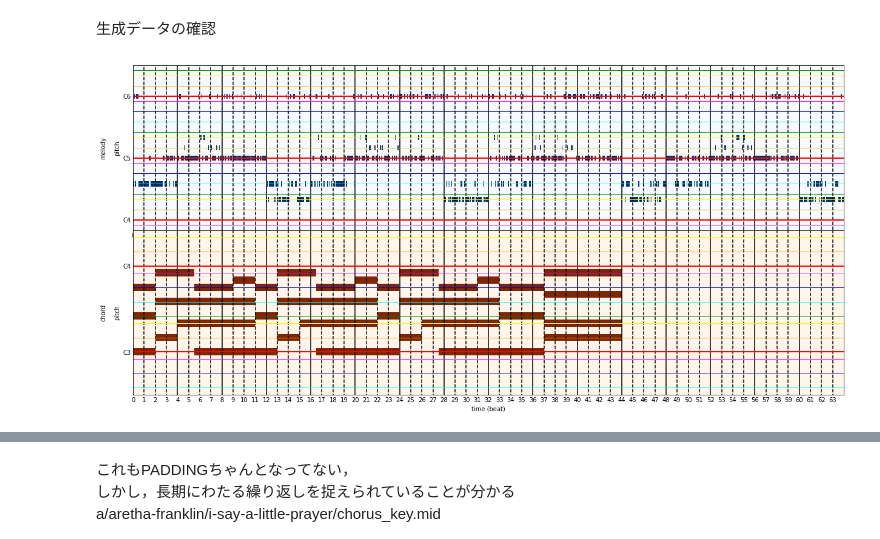
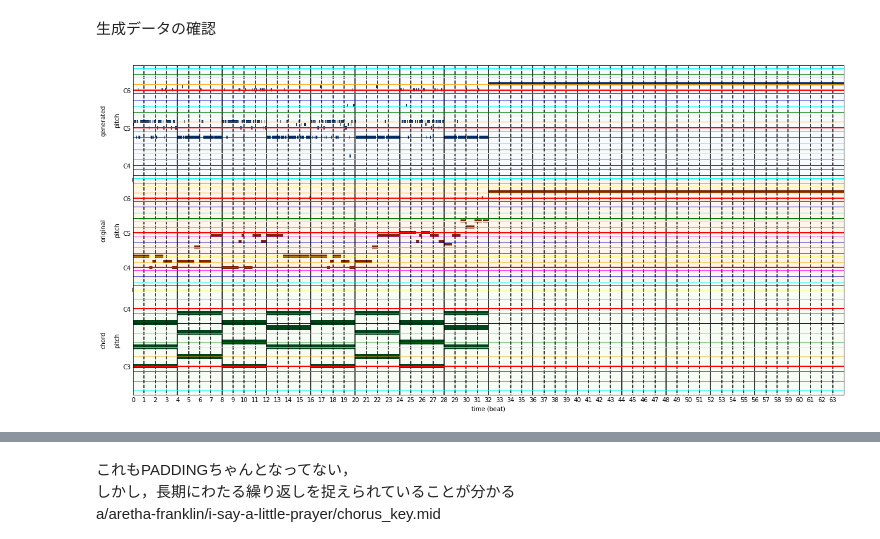
Before and after one commit to fuurin/schwbert, a Jupyter notebook: finetuning.ipynb, the cells around one changed output, grey strips where cells are left out. Drawn from its saved outputs; the diff is of its cells as text; code cells hidden in the pictures.

```diff
--- a/finetuning.ipynb
+++ b/finetuning.ipynb
@@ -139,6 +140,7 @@ class NoiseEmbedding(nn.Module):
         self.pad_id = pad_id
         self.include_rest = include_rest
         self.embedding = nn.Linear(noise_size, output_size, bias=False)
+        self.norm = LayerNorm(output_size, eps=1e-12)
 
     def forward(self, input_ids, get_noise=False):
         # input_tesorはデバイス，サイズ，pad箇所の取得用(なのでchordを使う)
@@ -154,6 +156,7 @@ class NoiseEmbedding(nn.Module):
         # ノイズの埋め込み表現を得る
         noise_vec_seq = noise_vec_seq.to(device)
         embedding = self.embedding(noise_vec_seq)
+        embedding = self.norm(embedding)
 
         # PAD，Maskの音程を0にする．選択式で休符も0にする
         embedding[:, :, self.config.melody_pad_id] = 0
@@ -223,13 +228,13 @@ class SchWBertGenerator(nn.Module):
         self.head = nn.Sequential(
             nn.Linear(config.hidden_size, config.hidden_size),
             LayerNorm(config.hidden_size, eps=1e-8),
-            GELU(),
+            nn.LeakyReLU(0.2, inplace=True),
             nn.Linear(config.hidden_size, config.hidden_size),
             LayerNorm(config.hidden_size, eps=1e-8),
-            GELU(),
+            nn.LeakyReLU(0.2, inplace=True),
             nn.Linear(config.hidden_size, config.melody_vocab_size),
             LayerNorm(config.melody_vocab_size, eps=1e-8),
-            GELU(),
+            nn.LeakyReLU(0.2, inplace=True),
             Softmax(dim=-1),
         )
 
@@ -458,7 +466,7 @@ Network settings completed
 # %% [markdown]
 ### 学習用データの作成
 # %%
-batch_size = 30
+batch_size = 50
 # batch_size = 12
 dataloader = TheorytabDataLoader(dataset, batch_size=batch_size, shuffle=True)
 print("data num:", len(dataloader.dataset))
@@ -659,7 +687,7 @@ def train_wgan_gp(G, D, g_optim, d_optim, gtt, dtt, gp_lambda, dataloader, epoch
 # %% [markdown]
 訓練の実行
 # %%
-epoch_num = 100
+epoch_num = 1
 G_trained, D_trained, status_dict = train_wgan_gp(
     G=G, D=D,
     g_optim=g_optim, d_optim=d_optim,
@@ -738,18 +785,29 @@ g_out = G(batch.chord.to(device))
 g_melody = G.to_ids(g_out).cpu().numpy()
 # %%
-batch_id = 11
+batch_id = 4
 
 bundle = Bundle({
     'melody': g_melody[batch_id],
     'chord': batch.chord[batch_id],
     'meta': batch.meta[batch_id]
 })
-
 bundle.meta.melody_pitch_range = [0, config.melody_vocab_size]
 ppr = bundle.get_ppr()
+
+org_bundle = Bundle({
+    'melody': batch.melody[batch_id],
+    'chord': batch.chord[batch_id],
+    'meta': batch.meta[batch_id]
+})
+org_bundle.meta.melody_pitch_range = [0, config.melody_vocab_size]
+org_ppr = org_bundle.get_ppr()
+ppr.tracks.insert(1, org_ppr.tracks[0])
+
+ppr.tracks[0].name = "generated"
+ppr.tracks[1].name = "original"
 grid_plot(ppr, beat_resolution=bundle.meta.beat_resolution)
 # %% [output]
-[figure, old version]
+[figure, new version]
 # %% [markdown]
 初回実行ではこんな感じか…
 ![image.png](attachment:image.png)
```
Also changed, not shown: parts of 25 cells of this notebook, 2 other files.
